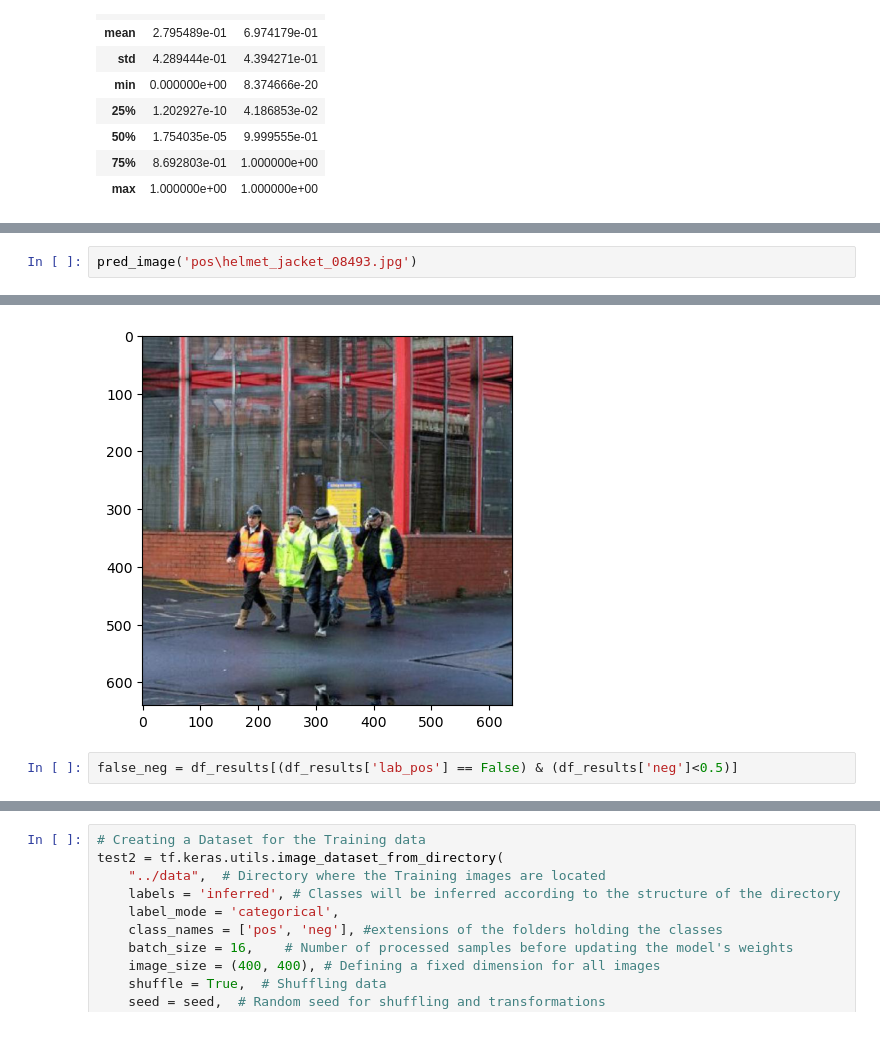
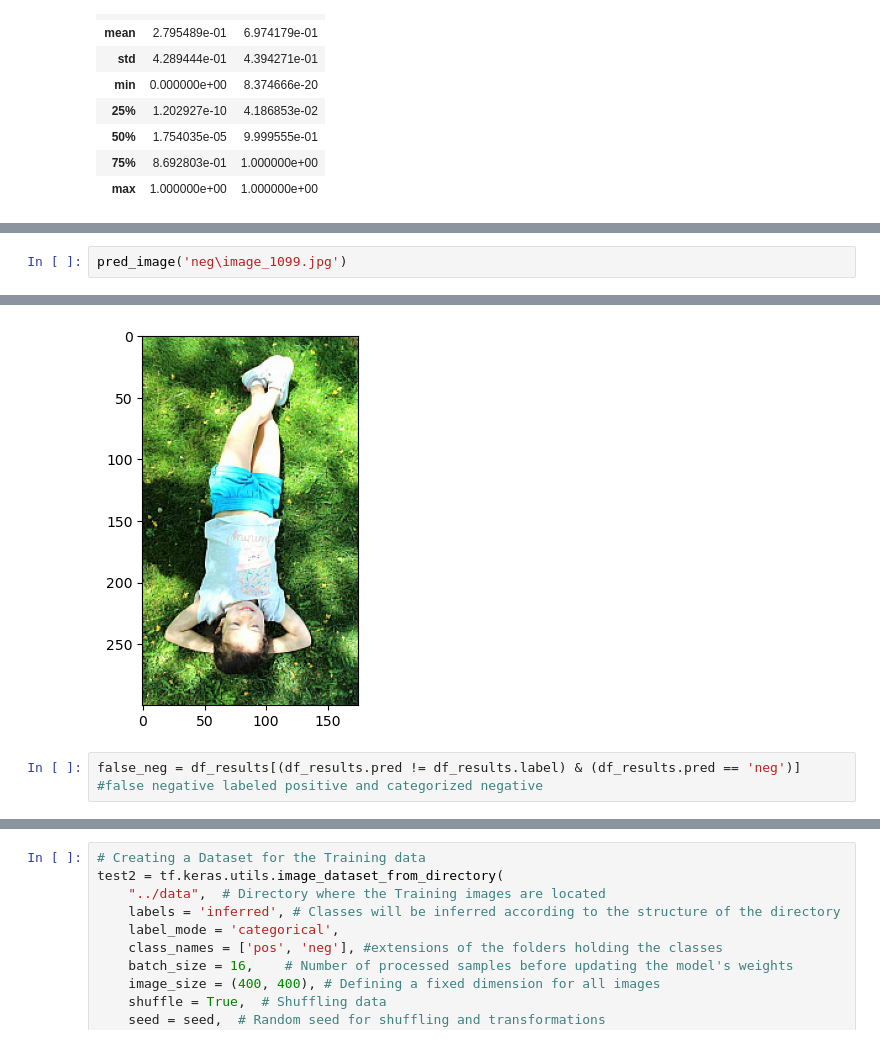
Before and after one commit to alfredoh90/Capstone3, a Jupyter notebook: Notebooks/validation.ipynb, the cells around one changed output, grey strips where cells are left out. Drawn from its saved outputs; the diff is of its cells as text.

```diff
--- a/Notebooks/validation.ipynb
+++ b/Notebooks/validation.ipynb
@@ -297,5 +336,5 @@ Confidence Score: 0.9982416033744812
 # %%
-pred_image('pos\helmet_jacket_08493.jpg')
+pred_image('neg\image_1099.jpg')
 # %% [output]
 Picture of safety gear:
 
@@ -307,6 +346,6 @@ Confidence Score: 0.48096099495887756
-[figure, old version]
+[figure, new version]
 # %%
-false_neg = df_results[(df_results['lab_pos'] == False) & (df_results['neg']<0.5)]
+false_neg = df_results[(df_results.pred != df_results.label) & (df_results.pred == 'neg')] #false negative labeled positive and categorized negative
 # %%
 1-(len(false_neg)/len(df_results))
 # %% [output]
```
Also changed, not shown: parts of 41 cells of this notebook, 2 other files.
